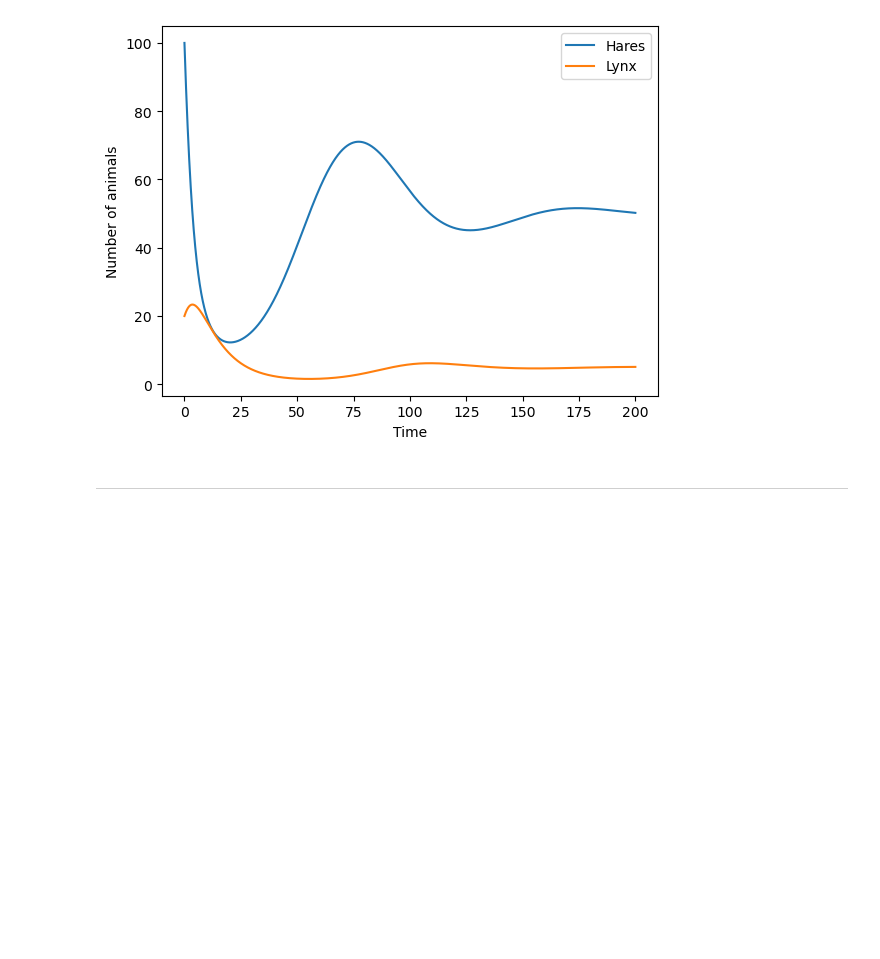
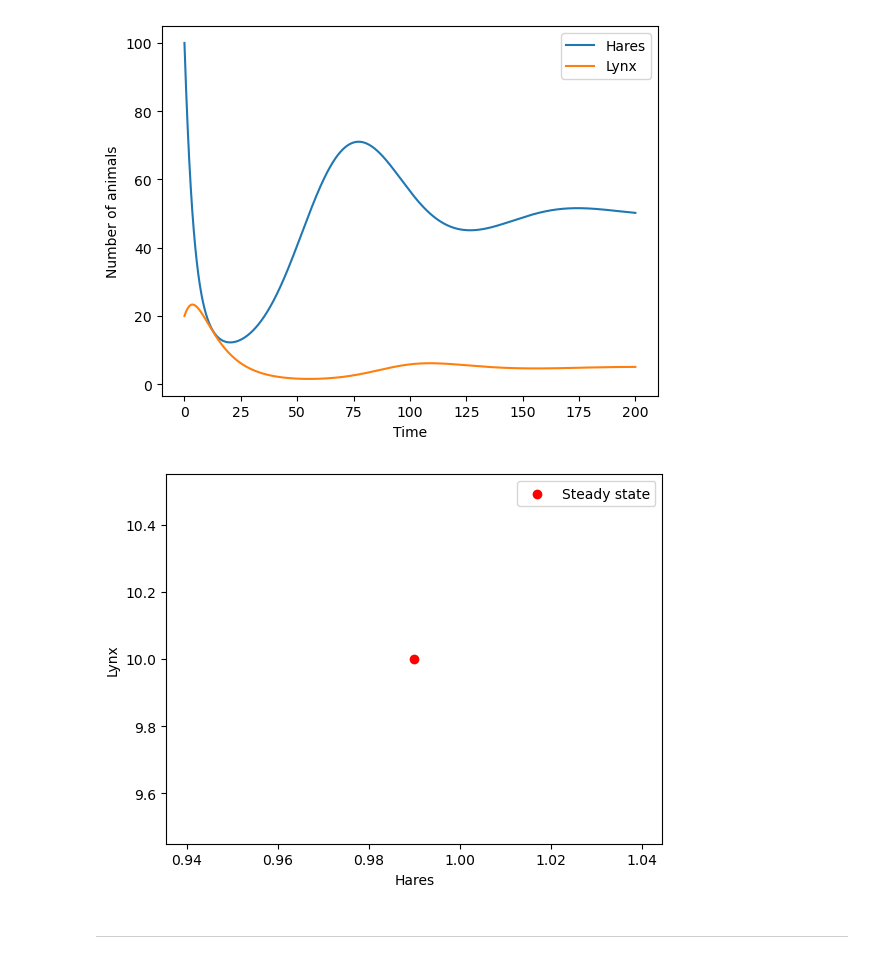
Before and after one commit to cake-dev/Simulation_class, a Jupyter notebook: Project5-Population/Project5a-PopulationDynamics-LotkaVolterra.ipynb, the cells around one changed output. Saved outputs shown, nothing was run; the diff lists cells and outputs as text; code cells hidden in the pictures; blank space fills up the shorter version.

```diff
--- a/Project5-Population/Project5a-PopulationDynamics-LotkaVolterra.ipynb
+++ b/Project5-Population/Project5a-PopulationDynamics-LotkaVolterra.ipynb
@@ -34,17 +34,22 @@ import numpy as np
 import matplotlib.pyplot as plt
 
 class LotkaVolterra:
-    def __init__(self, alpha=0.1, beta=0.01, gamma=0.002, delta=0.1, num_hare=100, num_lynx=20):
+    def __init__(self, alpha=0.1, beta=0.01, gamma=0.002, delta=0.1, num_hare=100, num_lynx=20, uses_cc = False, K=100):
         self.alpha = alpha # describe the birth rate minus the death rate of the prey
         self.beta = beta
         self.gamma = gamma
         self.delta = delta
         self.state = np.array([num_hare, num_lynx], dtype=float)
+        self.K = K
+        self.uses_cc = uses_cc
 
     def rhs(self, u):
         # RHS of the ODE
         hares, lynx = u
-        dhares = self.alpha * hares - self.beta * hares * lynx # dh/dt = ah - bh*l
+        if self.uses_cc:
+            dhares = self.alpha * hares * (1 - hares / self.K) - self.beta * hares * lynx # dh/dt = ah(1-h/k) - bh*l
+        else:
+            dhares = self.alpha * hares - self.beta * hares * lynx # dh/dt = ah - bh*l
         dlynx = self.gamma * hares * lynx - self.delta * lynx # dl/dt = gh*l - dl
         return np.array([dhares, dlynx])
 
@@ -285,7 +241,7 @@ dt = 0.001
 # time of 200 with a time step of 0.001 gives 200,000 steps
 
 # Create the Lotka-Volterra model
-ode = LotkaVolterraCC(alpha, beta, gamma, delta, num_hare, num_lynx)
+ode = LotkaVolterra(alpha, beta, gamma, delta, num_hare, num_lynx, uses_cc=True, K=100)
 
 # Create the Heun method
 heun = Heun()
@@ -319,34 +275,39 @@ t_0 = 0
 t_end = 200
 dt = 0.001
 # time of 200 with a time step of 0.001 gives 200,000 steps
 
 plots = []
 
 # loop over each item in lynx and create a plot for each
 for i in lynx:
     # Define the initial state for the Lotka-Volterra model
     u_0 = np.array([num_hare, i], dtype=float)
 
     # Create the Lotka-Volterra model
-    ode = LotkaVolterraCC(alpha, beta, gamma, delta, num_hare, i)
+    ode = LotkaVolterra(alpha, beta, gamma, delta, num_hare, i, uses_cc=True, K=100)
 
     # Create the Heun method
     heun = Heun()
 
     # Create the integrator
     integrator = Integrator(ode, heun)
 
     # Perform the integration
     times, states = integrator.integrate([t_0, t_end], dt, u_0)
 
     # Plot the results
     plots.append(plt.plot(states[:, 0], states[:, 1], label=f'Lynx: {i}'))
 
 plt.xlabel('Hares')
 plt.ylabel('Lynx')
 
+# plot this point on the graph: (beta*l)/(alpha) - (1/K)
+plt.scatter((beta*lynx[0])/(alpha) - (1/100), lynx[0], color='r', label='Steady state')
+
 plt.legend()
 plt.show()
+# %% [output]
+[figure, added]
 # %% [markdown]
 --------
 # %%
```
Also changed, not shown: parts of 2 cells of this notebook, 5 other files.
